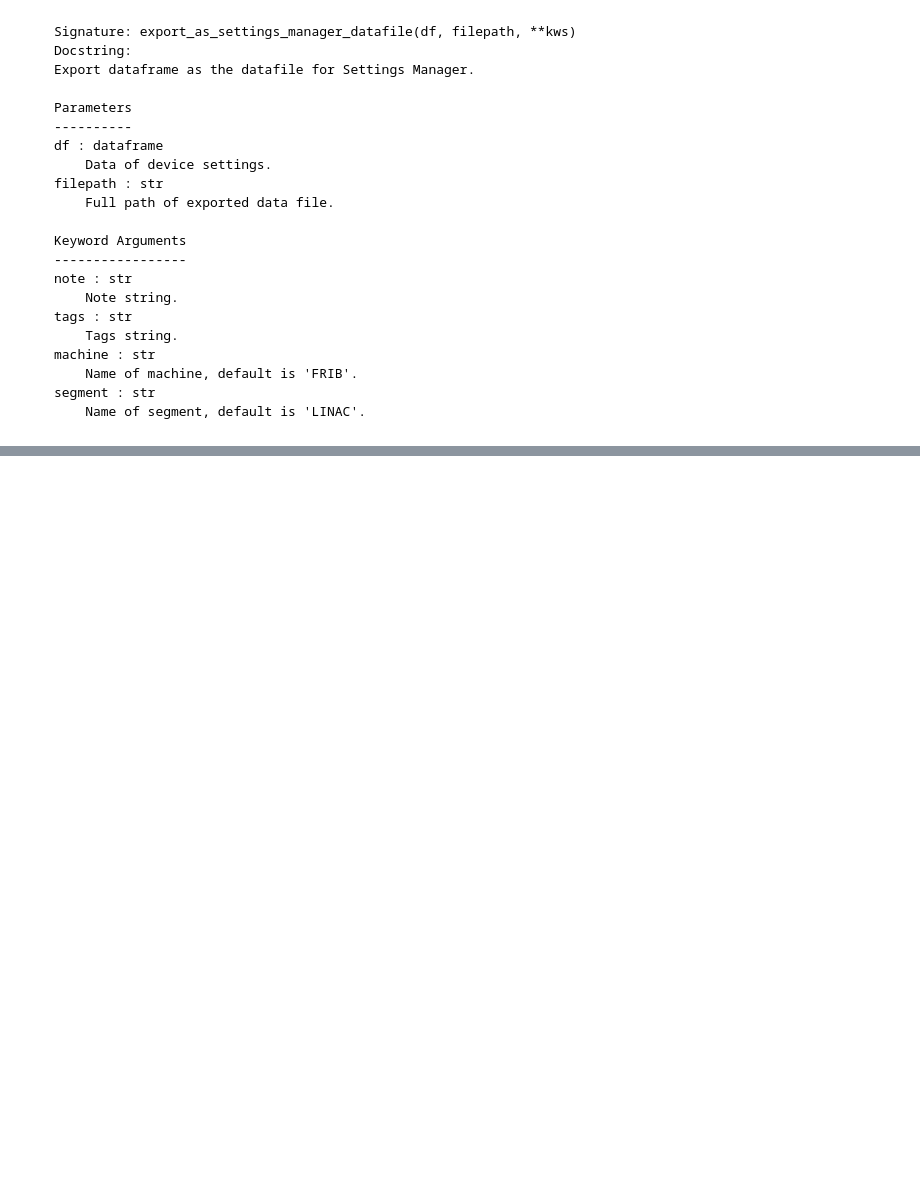
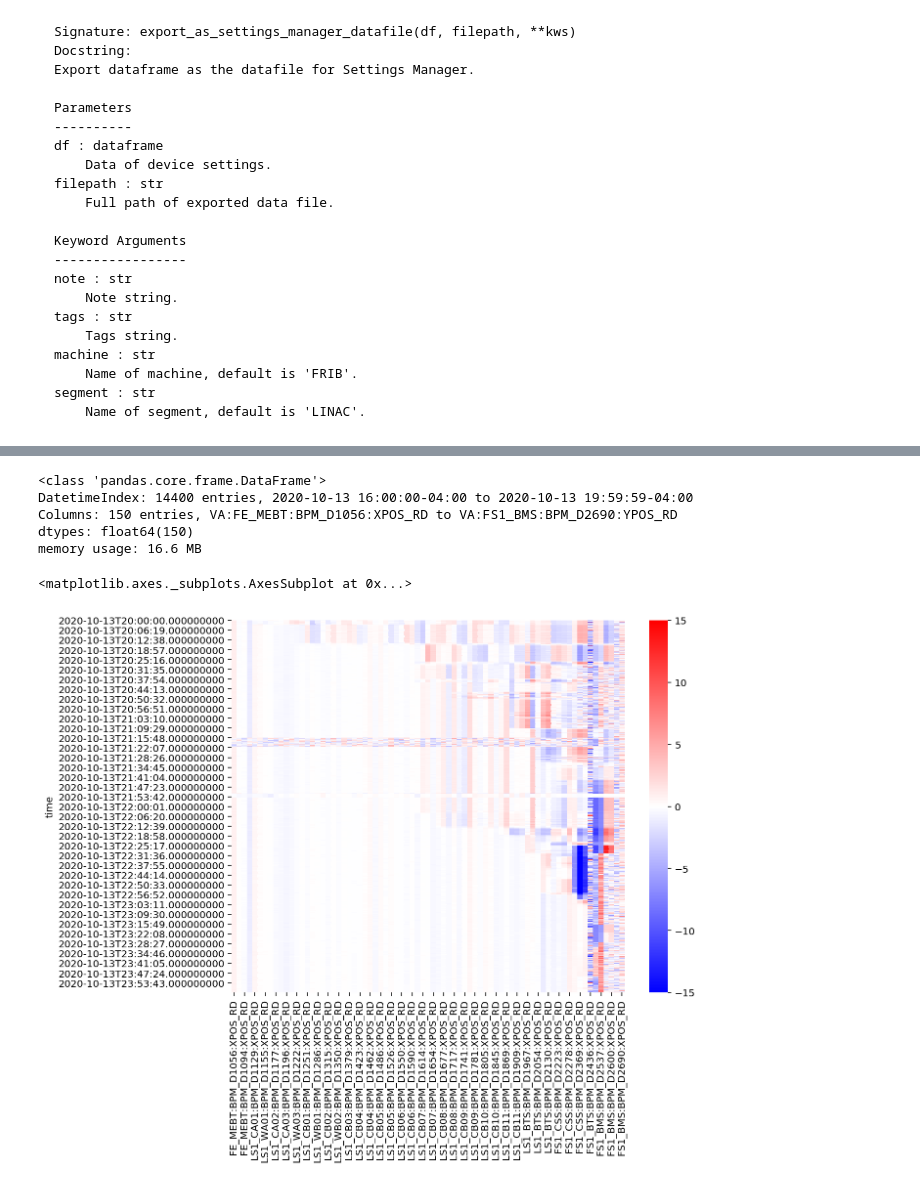
Before and after one commit to zhangt58/PyArchAppl, a Jupyter notebook: doc/getting-started/pyarchappl.ipynb, the cells around one changed output, grey strips where cells are left out. Saved outputs shown, nothing was run; the diff lists cells and outputs as text; code cells hidden in the pictures; blank space fills up the shorter version.

```diff
--- a/doc/getting-started/pyarchappl.ipynb
+++ b/doc/getting-started/pyarchappl.ipynb
@@ -7,3 +7,8 @@ print(current_datetime)
+# %%
+from seaborn import heatmap
+import matplotlib.pyplot as plt
+%matplotlib inline
+plt.rcParams['figure.figsize'] = (9,7)
 # %% [markdown]
 # Pull, Visualize and Play the data from Archiver Appliance
 
@@ -473,0 +484,17 @@ VA:FS1_BMS:DCH_D2662,I,HCOR,153.794689726,-2.711e-05,nan,nan,0.1,True
+# %%
+data = read_csv('/home/tong/Downloads/bpm_data.csv')
+data_x = data.iloc[:, 0::2]
+data_y = data.iloc[:, 1::2]
+data.info()
+# %% [output]
+<class 'pandas.core.frame.DataFrame'>
+DatetimeIndex: 14400 entries, 2020-10-13 16:00:00-04:00 to 2020-10-13 19:59:59-04:00
+Columns: 150 entries, VA:FE_MEBT:BPM_D1056:XPOS_RD to VA:FS1_BMS:BPM_D2690:YPOS_RD
+dtypes: float64(150)
+memory usage: 16.6 MB
+# %%
+# x
+heatmap(data_x, cmap='bwr', vmin=-15, vmax=15)
+# %% [output]
+<matplotlib.axes._subplots.AxesSubplot at 0x...>
+[figure, added]
```
Also changed, not shown: parts of 15 cells of this notebook.
